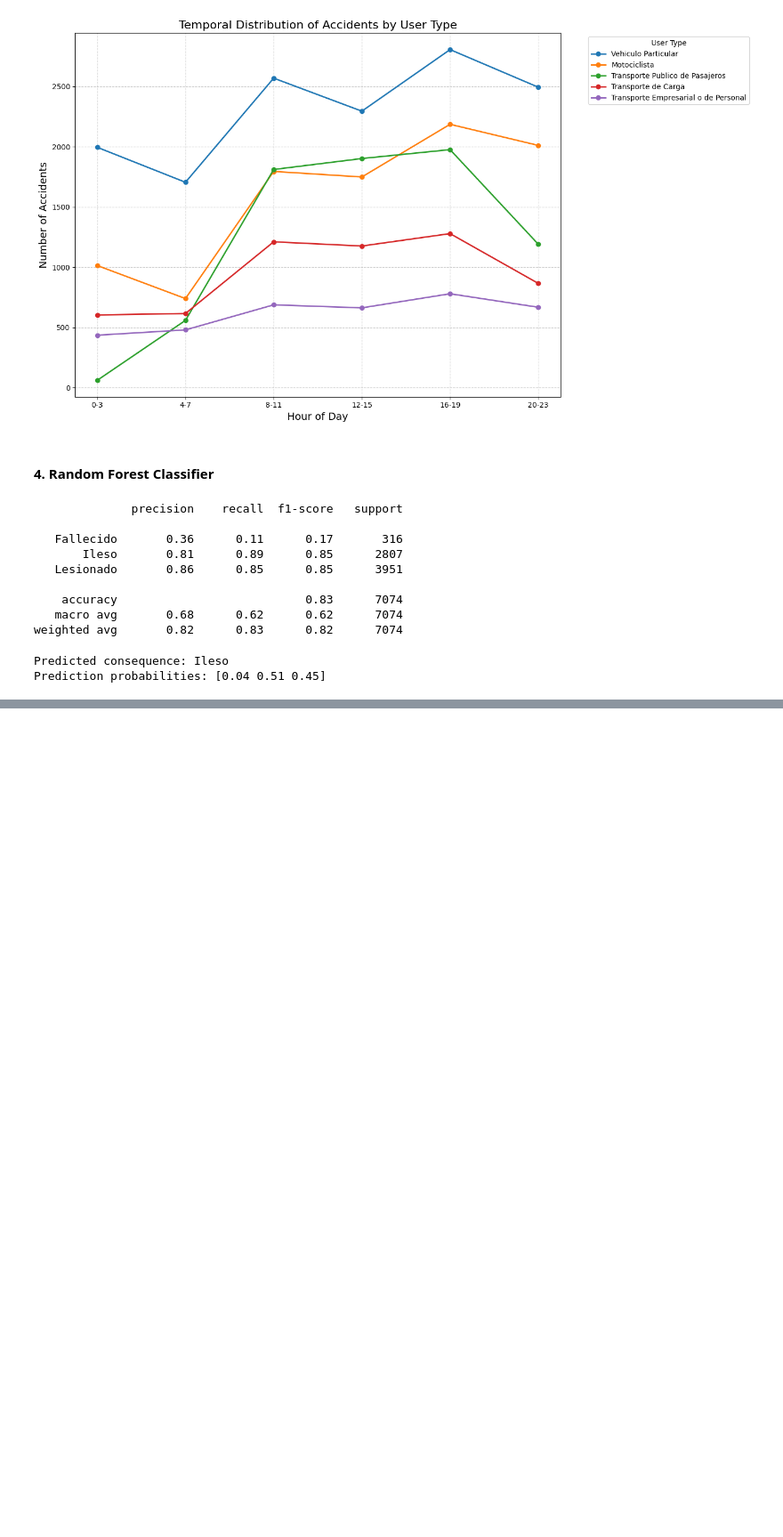
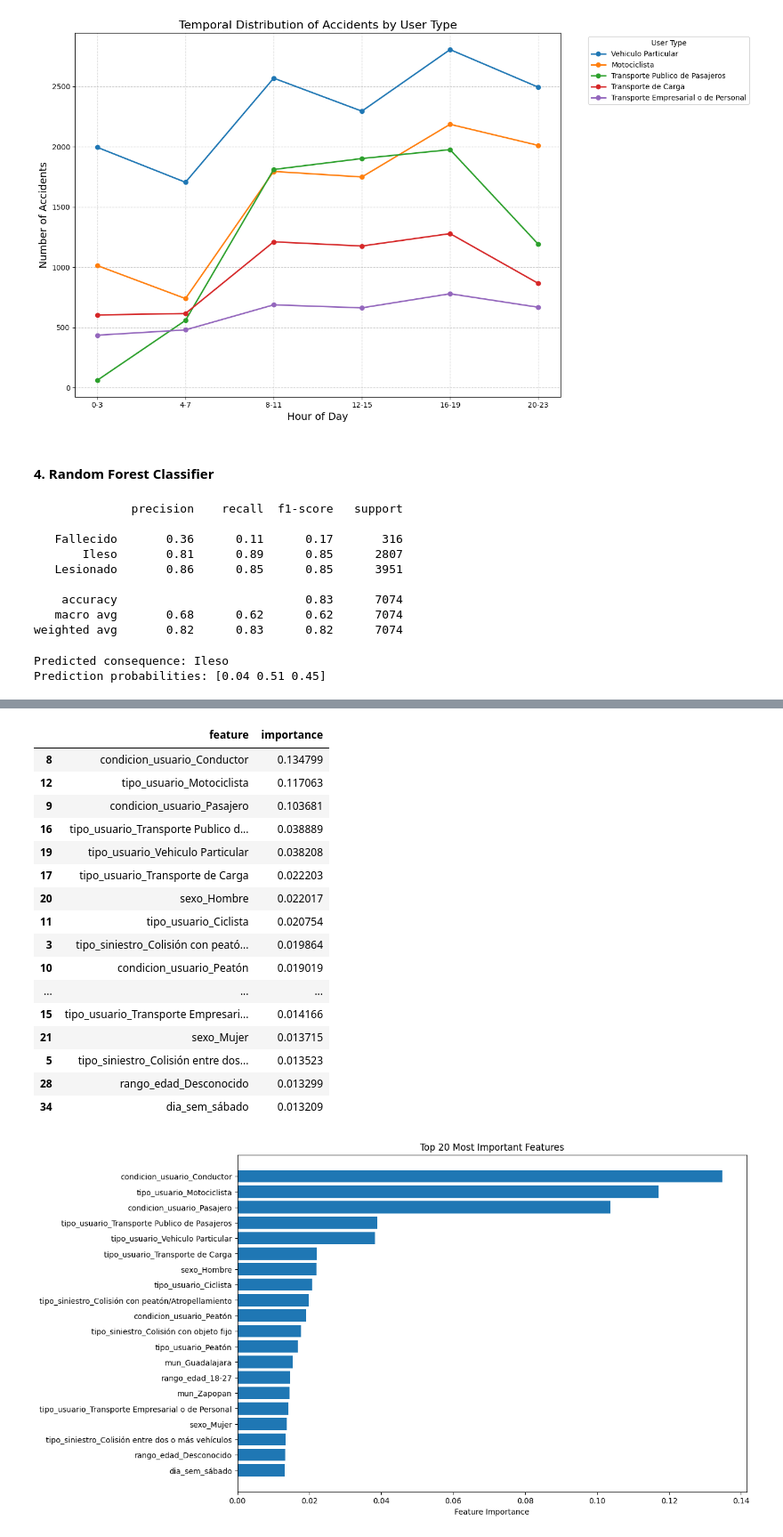
Before and after one commit to isaac-evs/amg_road_accidents_eda, a Jupyter notebook: main.ipynb, the cells around one changed output, grey strips where cells are left out. Shown at 89% size. Drawn from its saved outputs; the diff is of its cells as text; code cells hidden in the pictures; blank space fills up the shorter version.

```diff
--- a/main.ipynb
+++ b/main.ipynb
@@ -682,3 +682,50 @@ predicted_accidents
 | 0 | Colisión con vehículo automotor | Conductor | Automóvil | Masculino | 18-30 | Viernes | 18:00-23:59 | Monterrey | ... |
 | 1 | Atropellamiento | Peatón | Peatón | Femenino | 31-45 | Sábado | 00:00-05:59 | Guadalupe | ... |
 | 2 | Volcadura | Pasajero | Motocicleta | Masculino | 46-60 | Domingo | 12:00-17:59 | San Pedro | ... |
+# %%
+# Extract the one-hot encoder step
+onehot = clf.named_steps['preprocessor'].named_transformers_['cat'].named_steps['onehot']
+
+# Get the actual feature names after one-hot encoding
+encoded_feature_names = onehot.get_feature_names_out(input_features=categorical_features)
+
+# Convert to a pandas Index for convenience
+encoded_feature_names = pd.Index(encoded_feature_names)
+
+# Get feature importances from the random forest
+importances = clf.named_steps['classifier'].feature_importances_
+
+# Combine feature names and their importances into a DataFrame
+importance_df = pd.DataFrame({'feature': encoded_feature_names, 'importance': importances})
+
+# Sort by importance
+importance_df = importance_df.sort_values(by='importance', ascending=False)
+
+# Display the top 20 (optional, you can show all if you prefer)
+display(importance_df.head(20))
+
+plt.figure(figsize=(12, 8))
+plt.barh(importance_df['feature'][:20], importance_df['importance'][:20])
+plt.xlabel('Feature Importance')
+plt.title('Top 20 Most Important Features')
+plt.gca().invert_yaxis()
+plt.show()
+# %% [output]
+|  | feature | importance |
+| 8 | condicion_usuario_Conductor | 0.134799 |
+| 12 | tipo_usuario_Motociclista | 0.117063 |
+| 9 | condicion_usuario_Pasajero | 0.103681 |
+| 16 | tipo_usuario_Transporte Publico d... | 0.038889 |
+| 19 | tipo_usuario_Vehiculo Particular | 0.038208 |
+| 17 | tipo_usuario_Transporte de Carga | 0.022203 |
+| 20 | sexo_Hombre | 0.022017 |
+| 11 | tipo_usuario_Ciclista | 0.020754 |
+| 3 | tipo_siniestro_Colisión con peató... | 0.019864 |
+| 10 | condicion_usuario_Peatón | 0.019019 |
+| ... | ... | ... |
+| 15 | tipo_usuario_Transporte Empresari... | 0.014166 |
+| 21 | sexo_Mujer | 0.013715 |
+| 5 | tipo_siniestro_Colisión entre dos... | 0.013523 |
+| 28 | rango_edad_Desconocido | 0.013299 |
+| 34 | dia_sem_sábado | 0.013209 |
+[figure, added]
```
